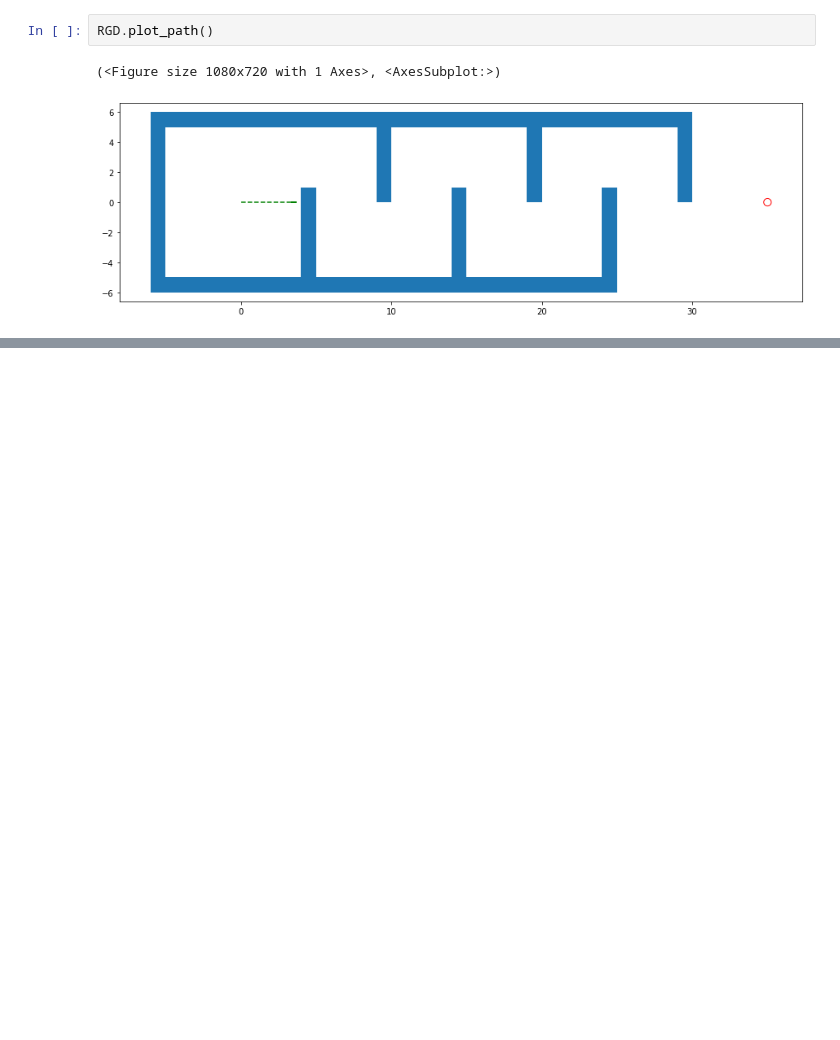
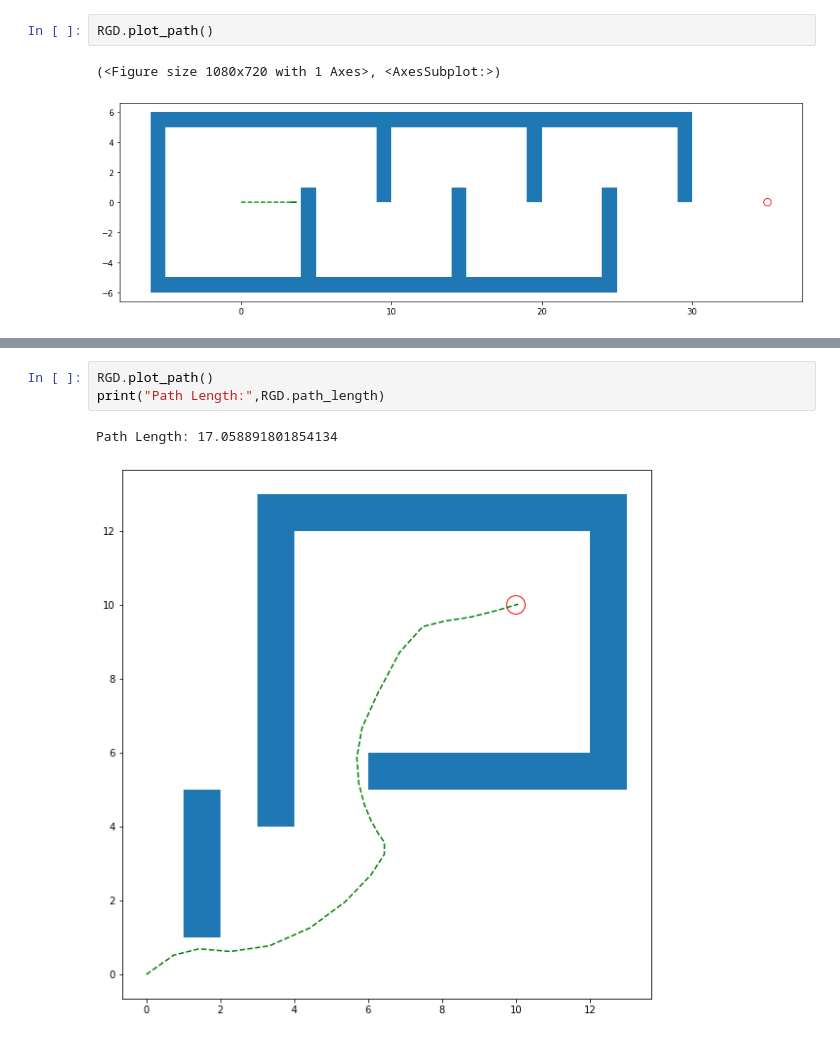
Before and after one commit to WhiffleFish/ASEN5519, a Jupyter notebook: HW3/P2Demo.ipynb, the cells around one changed output, grey strips where cells are left out. Saved outputs shown, nothing was run; the diff lists cells and outputs as text; blank space fills up the shorter version.

```diff
--- a/HW3/P2Demo.ipynb
+++ b/HW3/P2Demo.ipynb
@@ -74,0 +96,6 @@ RGD.plot_path()
+# %%
+RGD.plot_path()
+print("Path Length:",RGD.path_length)
+# %% [output]
+Path Length: 17.058891801854134
+[figure, added]
```
Also changed, not shown: parts of 6 cells of this notebook, 5 other files.
